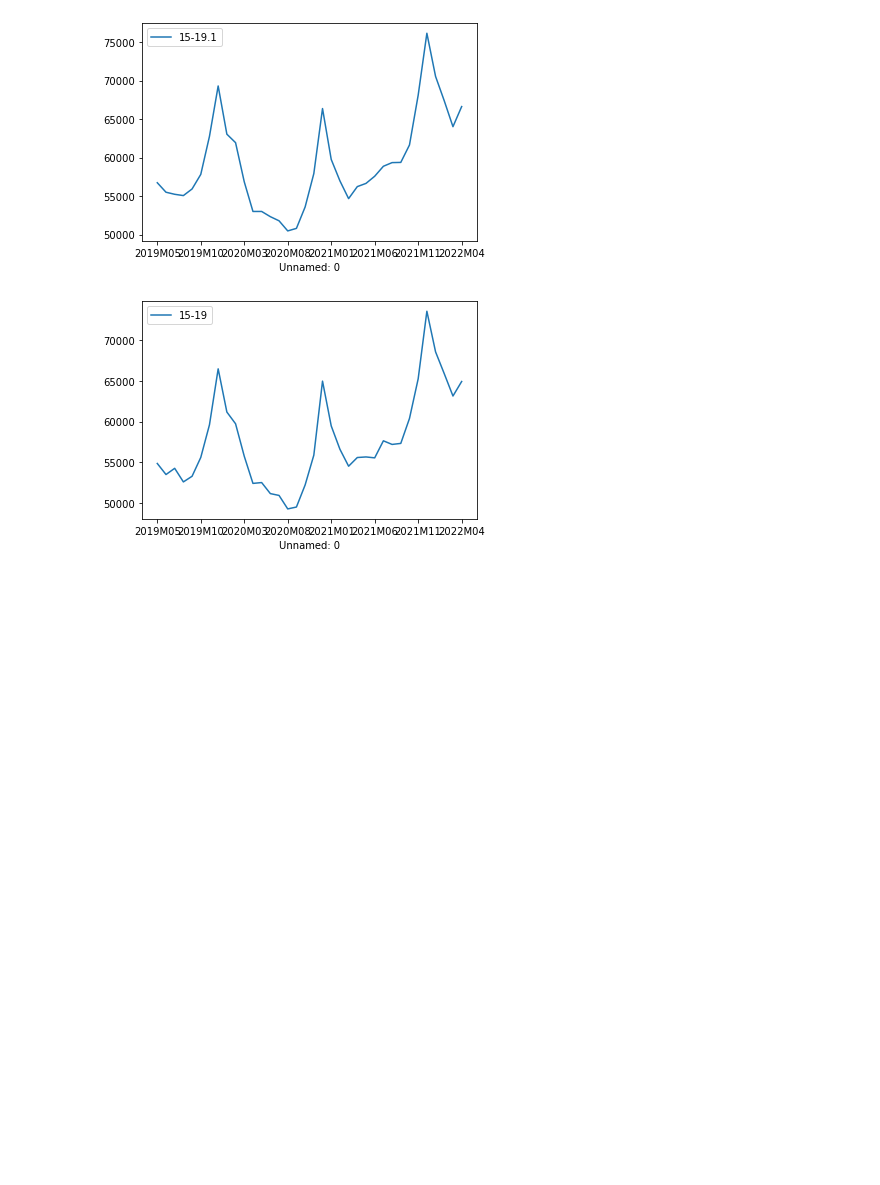
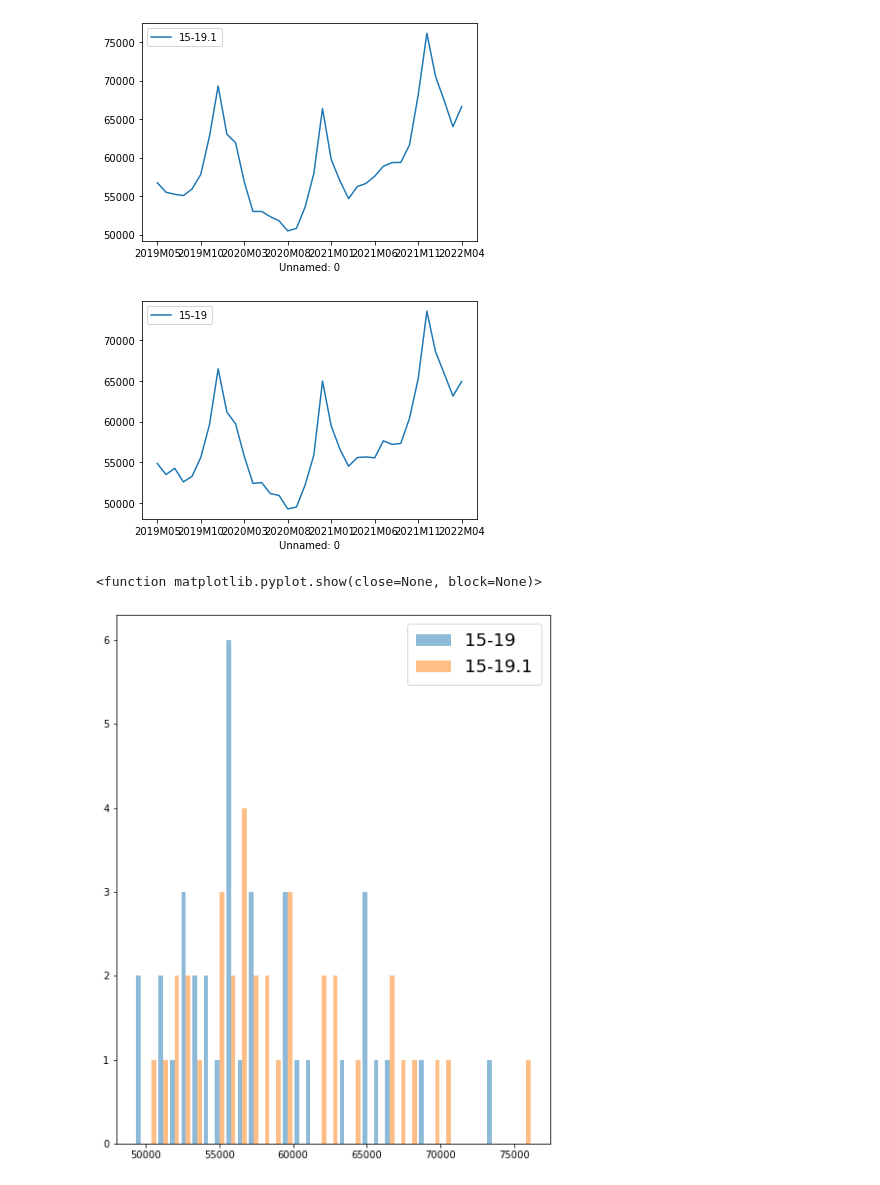
Before and after one commit to rachnanathan/new-project, a Jupyter notebook: Project 1.ipynb, the cells around one changed output. Cells and saved outputs as stored; diff of their text form; code cells hidden in the pictures; blank space fills up the shorter version.

```diff
--- a/Project 1.ipynb
+++ b/Project 1.ipynb
@@ -312,3 +333,14 @@ import matplotlib.pyplot as plt
 >>> plt.show()
 # %% [output]
 [figure]
+# %%
+x1= df2['15-19']
+x2= df2['15-19.1']
+# %%
+plt.figure(figsize = (8 , 10))
+plt.hist([x1,x2], label =['15-19', '15-19.1'], bins = 35 , alpha = 0.5)
+plt.legend(borderpad=0.5, fontsize=18)
+plt.show
+# %% [output]
+<function matplotlib.pyplot.show(close=None, block=None)>
+[figure, added]
```
Also changed, not shown: parts of 14 cells of this notebook.
